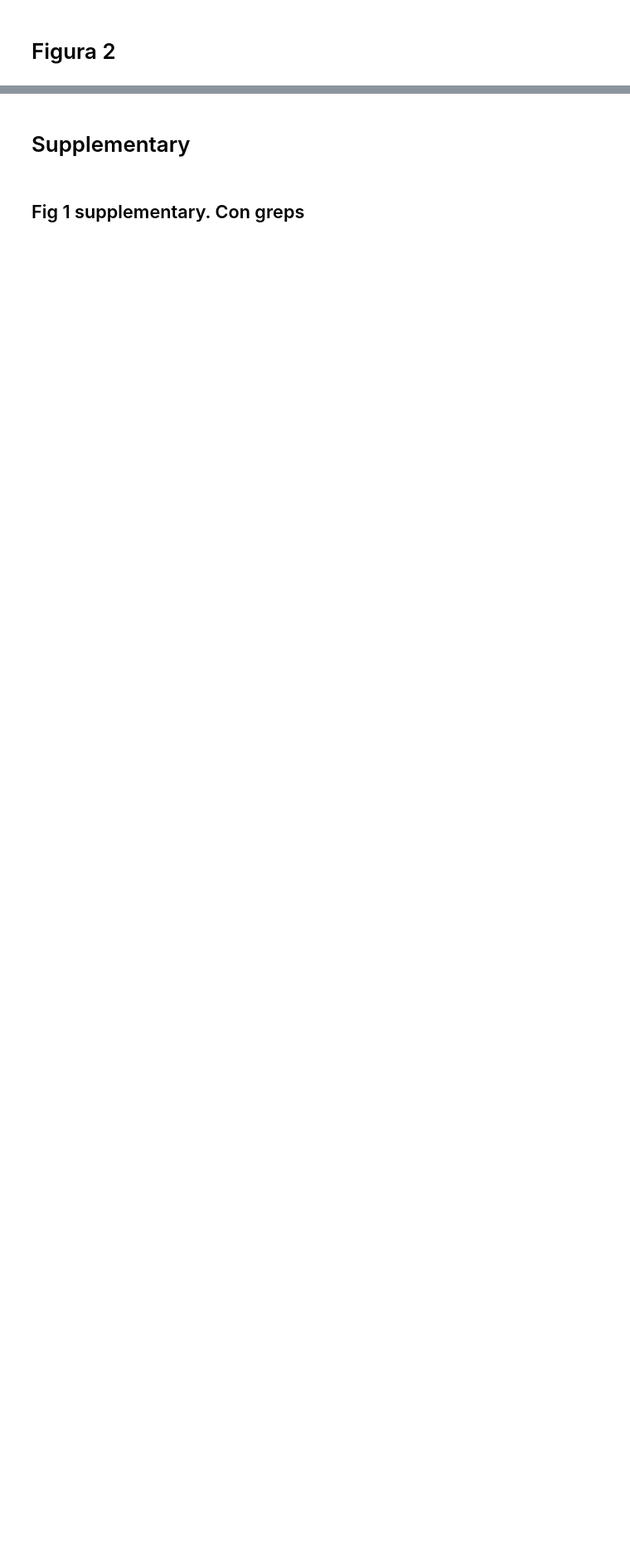
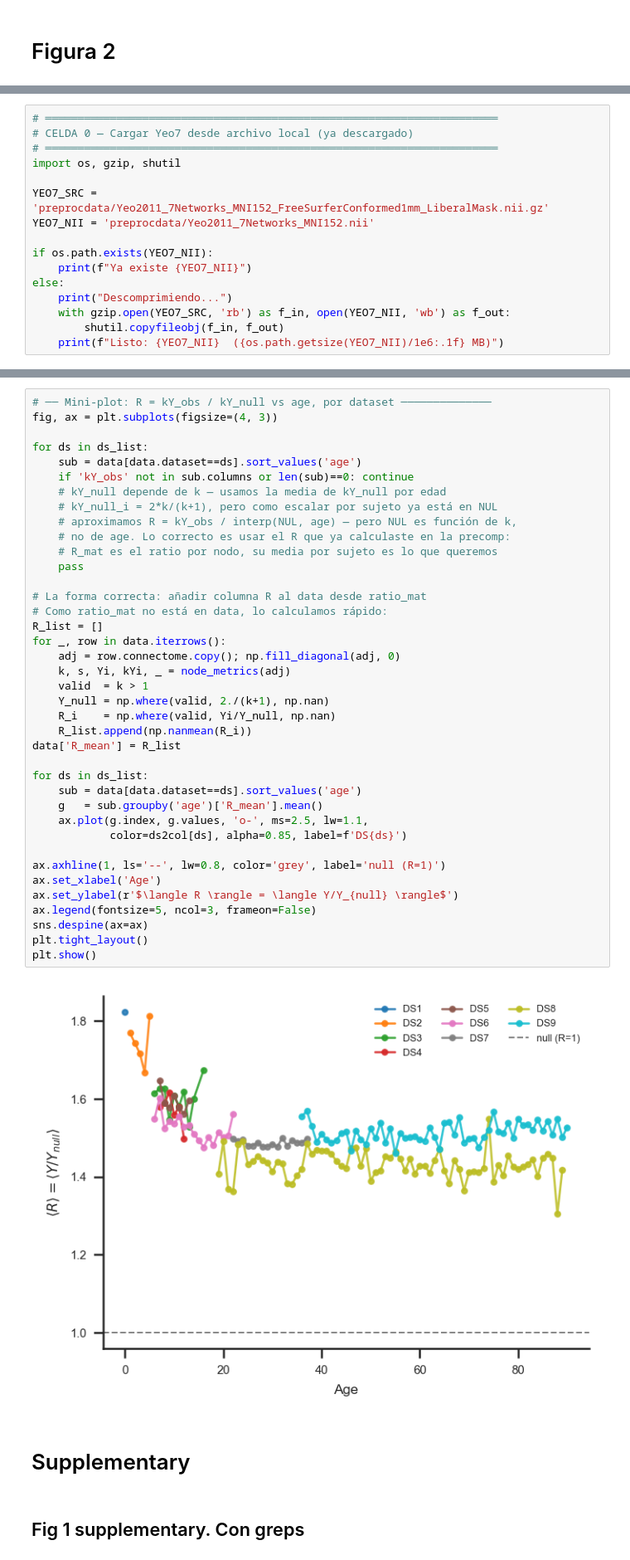
Before and after one commit to alexdeharo269/NetLearn, a Jupyter notebook: firstpart.ipynb, the cells around one changed output, grey strips where cells are left out. Shown at 83% size. Drawn from its saved outputs; the diff is of its cells as text; blank space fills up the shorter version.

```diff
--- a/firstpart.ipynb
+++ b/firstpart.ipynb
@@ -940,0 +894,16 @@ if __name__ == "__main__":
+# %%
+# ══════════════════════════════════════════════════════════════════════
+# CELDA 0 — Cargar Yeo7 desde archivo local (ya descargado)
+# ══════════════════════════════════════════════════════════════════════
+import os, gzip, shutil
+
+YEO7_SRC = 'preprocdata/Yeo2011_7Networks_MNI152_FreeSurferConformed1mm_LiberalMask.nii.gz'
+YEO7_NII = 'preprocdata/Yeo2011_7Networks_MNI152.nii'
+
+if os.path.exists(YEO7_NII):
+    print(f"Ya existe {YEO7_NII}")
+else:
+    print("Descomprimiendo...")
+    with gzip.open(YEO7_SRC, 'rb') as f_in, open(YEO7_NII, 'wb') as f_out:
+        shutil.copyfileobj(f_in, f_out)
+    print(f"Listo: {YEO7_NII}  ({os.path.getsize(YEO7_NII)/1e6:.1f} MB)")
@@ -941,3 +1343,44 @@ if __name__ == "__main__":
+# %%
+# ── Mini-plot: R = kY_obs / kY_null vs age, por dataset ──────────────
+fig, ax = plt.subplots(figsize=(4, 3))
+
+for ds in ds_list:
+    sub = data[data.dataset==ds].sort_values('age')
+    if 'kY_obs' not in sub.columns or len(sub)==0: continue
+    # kY_null depende de k — usamos la media de kY_null por edad
+    # kY_null_i = 2*k/(k+1), pero como escalar por sujeto ya está en NUL
+    # aproximamos R = kY_obs / interp(NUL, age) — pero NUL es función de k,
+    # no de age. Lo correcto es usar el R que ya calculaste en la precomp:
+    # R_mat es el ratio por nodo, su media por sujeto es lo que queremos
+    pass
+
+# La forma correcta: añadir columna R al data desde ratio_mat
+# Como ratio_mat no está en data, lo calculamos rápido:
+R_list = []
+for _, row in data.iterrows():
+    adj = row.connectome.copy(); np.fill_diagonal(adj, 0)
+    k, s, Yi, kYi, _ = node_metrics(adj)
+    valid  = k > 1
+    Y_null = np.where(valid, 2./(k+1), np.nan)
+    R_i    = np.where(valid, Yi/Y_null, np.nan)
+    R_list.append(np.nanmean(R_i))
+data['R_mean'] = R_list
+
+for ds in ds_list:
+    sub = data[data.dataset==ds].sort_values('age')
+    g   = sub.groupby('age')['R_mean'].mean()
+    ax.plot(g.index, g.values, 'o-', ms=2.5, lw=1.1,
+            color=ds2col[ds], alpha=0.85, label=f'DS{ds}')
+
+ax.axhline(1, ls='--', lw=0.8, color='grey', label='null (R=1)')
+ax.set_xlabel('Age')
+ax.set_ylabel(r'$\langle R \rangle = \langle Y/Y_{null} \rangle$')
+ax.legend(fontsize=5, ncol=3, frameon=False)
+sns.despine(ax=ax)
+plt.tight_layout()
+plt.show()
+# %% [output]
+[figure, added]
 # %% [markdown]
 # Supplementary
 # %% [markdown]
```
Also changed, not shown: parts of 20 cells of this notebook.
